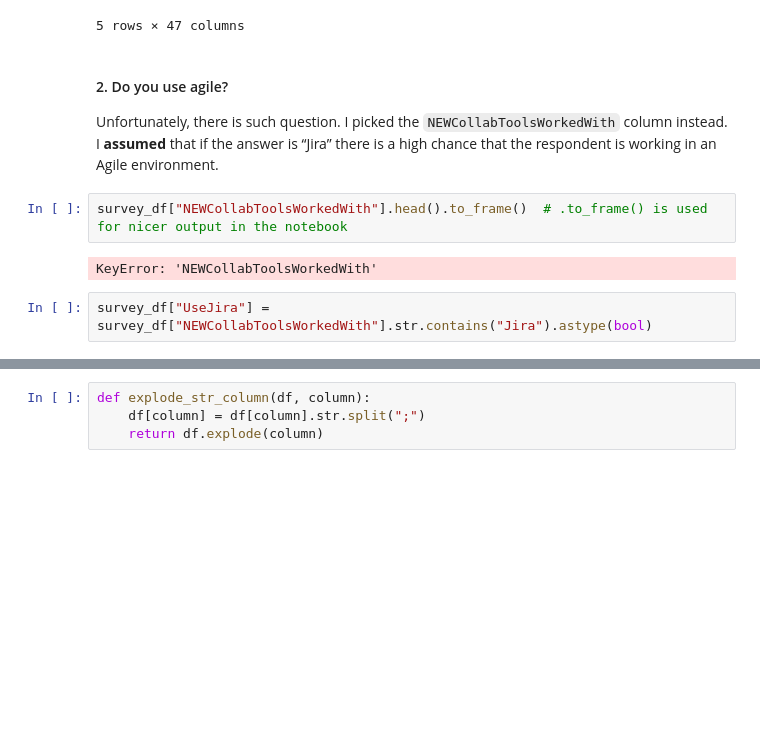
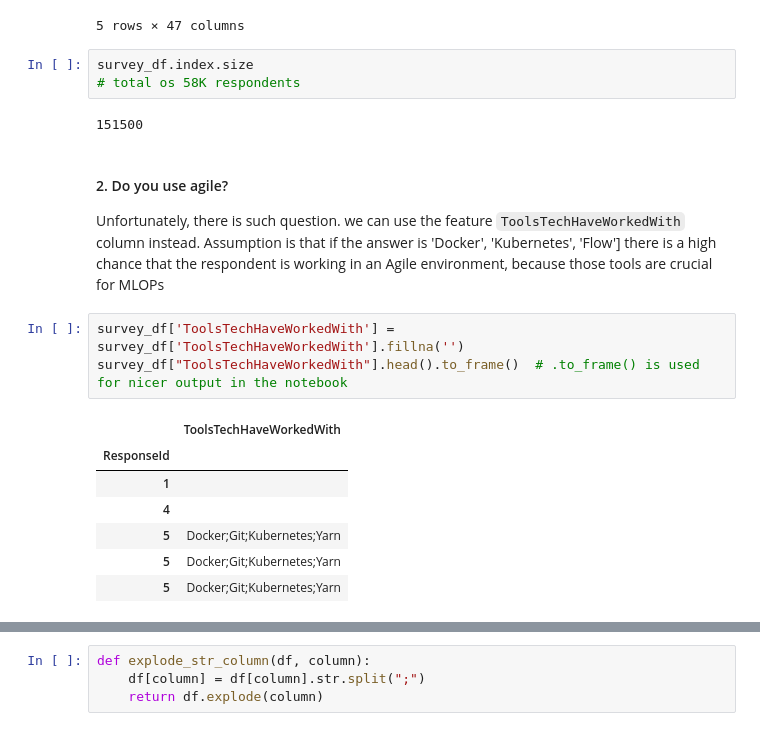
Before and after one commit to ggandara13/quantum_innovation, a Jupyter notebook: StackOverflow_survey_analysis.ipynb, the cells around one changed output, grey strips where cells are left out. Cells and saved outputs as stored; diff of their text form; blank space fills up the shorter version.

```diff
--- a/StackOverflow_survey_analysis.ipynb
+++ b/StackOverflow_survey_analysis.ipynb
@@ -46,12 +48,22 @@ survey_df.head()
 | 9 | I am a developer by profession | Employed part-time | India | NaN | NaN | Bachelor’s degree (B.A., B.S., B.... | 18 - 24 years | Coding Bootcamp | 6 | ... |
 | 10 | I am a developer by profession | Employed full-time | Sweden | NaN | NaN | Master’s degree (M.A., M.S., M.En... | 11 - 17 years | School | 7 | ... |
 5 rows × 47 columns
+# %%
+survey_df.index.size
+# total os 58K respondents
+# %% [output]
+151500
 # %% [markdown]
 #### 2. Do you use agile?
-Unfortunately, there is such question. I picked the `NEWCollabToolsWorkedWith` column instead. I **assumed** that if the answer is “Jira” there is a high chance that the respondent is working in an Agile environment.
+Unfortunately, there is such question. we can use the feature `ToolsTechHaveWorkedWith` column instead. Assumption is that if the answer is 'Docker', 'Kubernetes', 'Flow'] there is a high chance that the respondent is working in an Agile environment, because those tools are crucial for MLOPs
 # %%
-survey_df["NEWCollabToolsWorkedWith"].head().to_frame()  # .to_frame() is used for nicer output in the notebook
+survey_df['ToolsTechHaveWorkedWith'] = survey_df['ToolsTechHaveWorkedWith'].fillna('')
+survey_df["ToolsTechHaveWorkedWith"].head().to_frame()  # .to_frame() is used for nicer output in the notebook
 # %% [output]
-KeyError: 'NEWCollabToolsWorkedWith'
+|  | ToolsTechHaveWorkedWith |
+| ResponseId |  |
+| 1 |  |
+| 4 |  |
+| 5 | Docker;Git;Kubernetes;Yarn |
+| 5 | Docker;Git;Kubernetes;Yarn |
+| 5 | Docker;Git;Kubernetes;Yarn |
-# %%
-survey_df["UseJira"] = survey_df["NEWCollabToolsWorkedWith"].str.contains("Jira").astype(bool)
```
Also changed, not shown: parts of 10 cells of this notebook.
